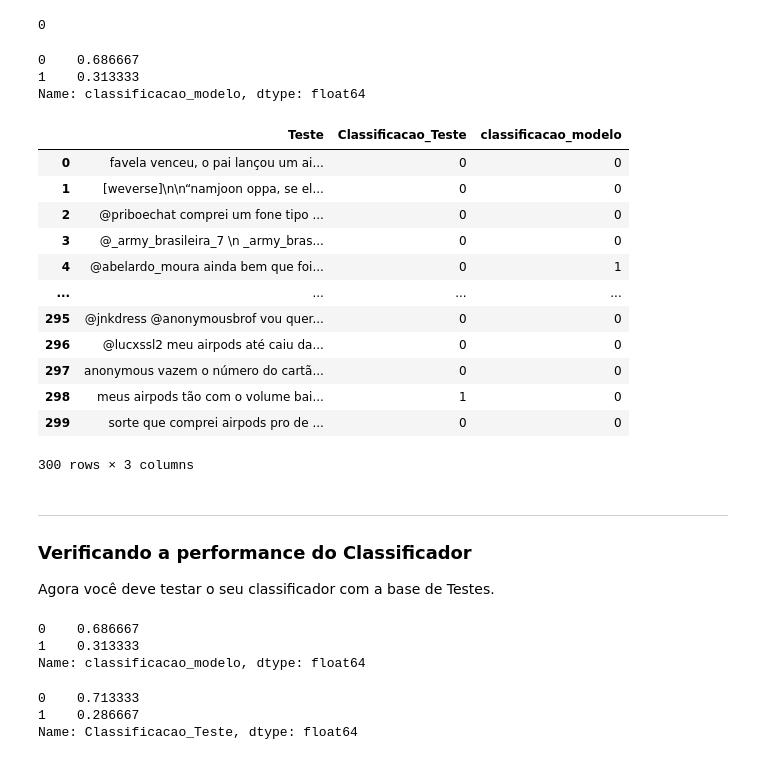
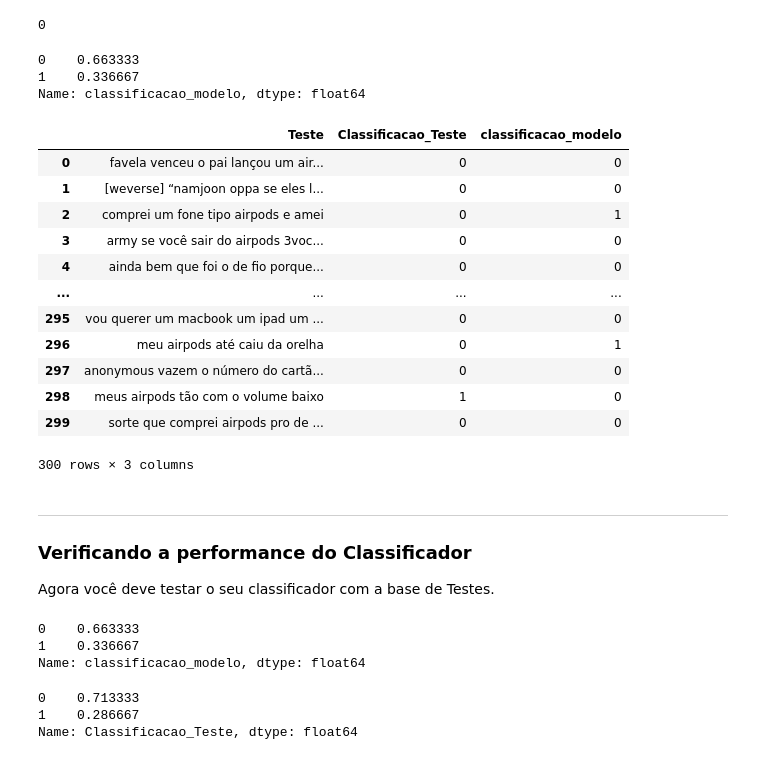
Before and after one commit to fabio-dff/P1Cdados2021_2, a Jupyter notebook: Projeto1_Layout_Classificador.ipynb, the cells around one changed output. Drawn from its saved outputs; the diff is of its cells as text; code cells hidden in the pictures.

```diff
--- a/Projeto1_Layout_Classificador.ipynb
+++ b/Projeto1_Layout_Classificador.ipynb
@@ -413,25 +431,25 @@ testcopy["classificacao_modelo"]= test_clean.apply(classificador_suavizado)
 # %%
-testcopy["classificacao_modelo"].value_counts(True)
+test["classificacao_modelo"].value_counts(True)
 # %% [output]
-0    0.686667
-1    0.313333
+0    0.663333
+1    0.336667
 Name: classificacao_modelo, dtype: float64
-# %%
-testcopy
-# %% [output]
-|  | Teste | Classificacao_Teste | classificacao_modelo |
-| 0 | favela venceu, o pai lançou um ai... | 0 | 0 |
-| 1 | [weverse]\n\n“namjoon oppa, se el... | 0 | 0 |
-| 2 | @priboechat comprei um fone tipo ... | 0 | 0 |
-| 3 | @_army_brasileira_7 \n _army_bras... | 0 | 0 |
-| 4 | @abelardo_moura ainda bem que foi... | 0 | 1 |
-| ... | ... | ... | ... |
-| 295 | @jnkdress @anonymousbrof vou quer... | 0 | 0 |
-| 296 | @lucxssl2 meu airpods até caiu da... | 0 | 0 |
-| 297 | anonymous vazem o número do cartã... | 0 | 0 |
-| 298 | meus airpods tão com o volume bai... | 1 | 0 |
-| 299 | sorte que comprei airpods pro de ... | 0 | 0 |
-300 rows × 3 columns
+# %%
+test
+# %% [output]
+|  | Teste | Classificacao_Teste | classificacao_modelo |
+| 0 | favela venceu o pai lançou um air... | 0 | 0 |
+| 1 | [weverse] “namjoon oppa se eles l... | 0 | 0 |
+| 2 | comprei um fone tipo airpods e amei | 0 | 1 |
+| 3 | army se você sair do airpods 3voc... | 0 | 0 |
+| 4 | ainda bem que foi o de fio porque... | 0 | 0 |
+| ... | ... | ... | ... |
+| 295 | vou querer um macbook um ipad um ... | 0 | 0 |
+| 296 | meu airpods até caiu da orelha | 0 | 1 |
+| 297 | anonymous vazem o número do cartã... | 0 | 0 |
+| 298 | meus airpods tão com o volume baixo | 1 | 0 |
+| 299 | sorte que comprei airpods pro de ... | 0 | 0 |
+300 rows × 3 columns
 # %% [markdown]
 ___
 ### Verificando a performance do Classificador
@@ -439,10 +457,10 @@ ___
 Agora você deve testar o seu classificador com a base de Testes.
 # %%
 #Ver qual foi a distribuição do modelo
-testcopy["classificacao_modelo"].value_counts(True)
+test["classificacao_modelo"].value_counts(True)
 # %% [output]
-0    0.686667
-1    0.313333
+0    0.663333
+1    0.336667
 Name: classificacao_modelo, dtype: float64
 # %%
 #Ver a distribuição que colocamos
```
Also changed, not shown: parts of 29 cells of this notebook.
